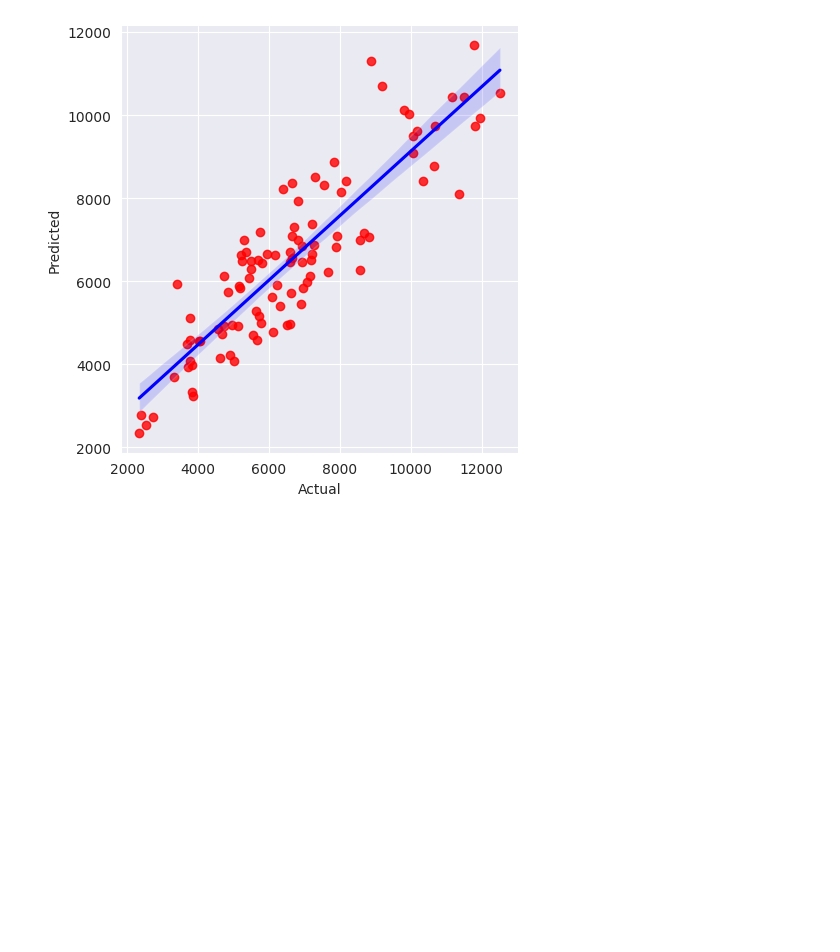
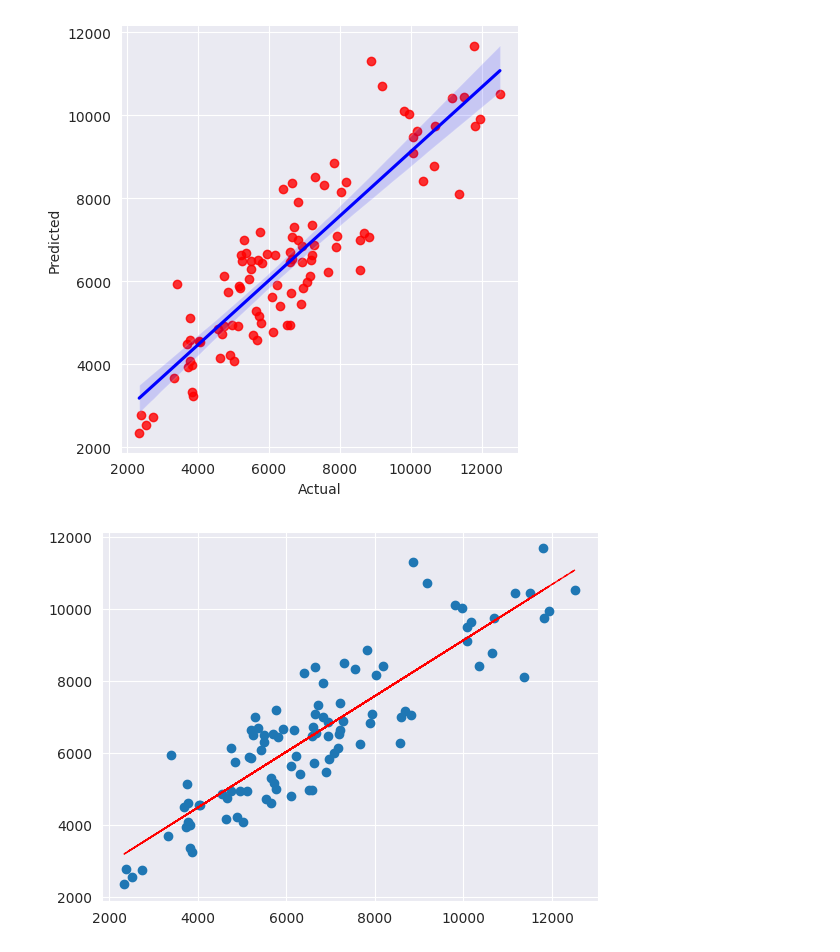
Before and after one commit to diptiranjan1998/Regression-Analysis-on-Retail-Sales-Prediction, a Jupyter notebook: Retail_sales_prediction.ipynb, the cells around one changed output. Saved outputs shown, nothing was run; the diff lists cells and outputs as text; code cells hidden in the pictures; blank space fills up the shorter version.

```diff
--- a/Retail_sales_prediction.ipynb
+++ b/Retail_sales_prediction.ipynb
@@ -941,3 +941,11 @@ sns.lmplot(x= 'Actual', y= 'Predicted', data= regression_df, scatter_kws={'color
 # %% [output]
 <seaborn.axisgrid.FacetGrid at 0x...>
 [figure]
+# %%
+plt.scatter(x= 'Actual', y= 'Predicted', data= regression_df)
+q= np.polyfit(regression_df.Actual, regression_df.Predicted, 1)
+t= np.poly1d(q)(regression_df.Actual)
+plt.plot(regression_df.Actual, t, "r--", lw= 1)
+plt.show()
+# %% [output]
+[figure, added]
```
